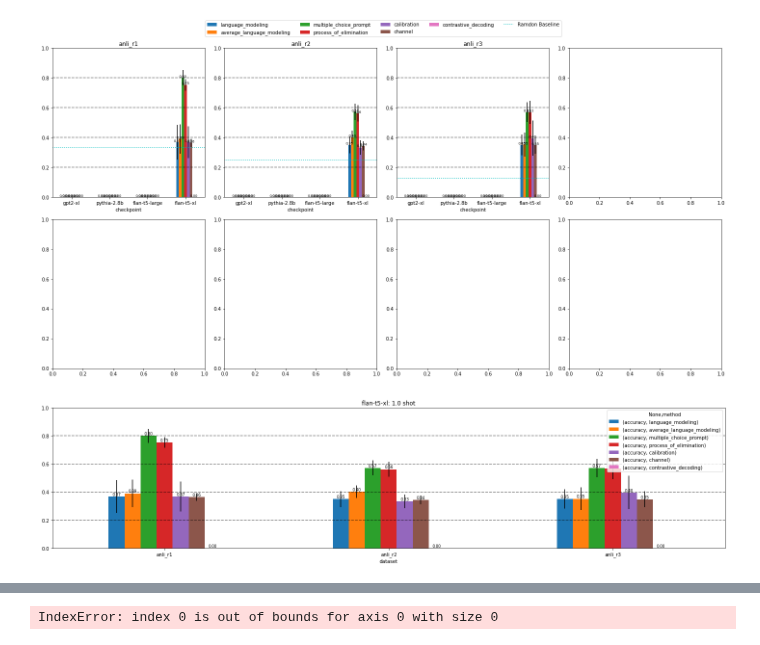
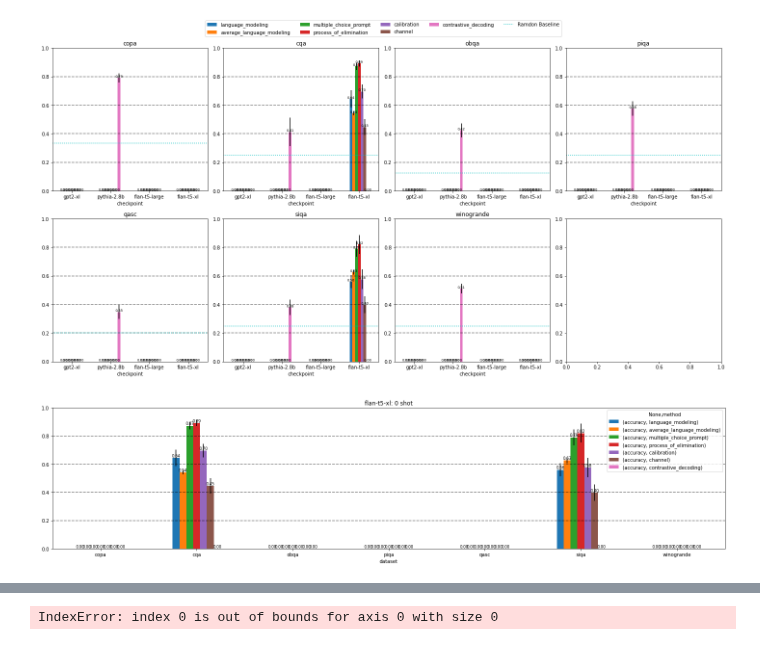
Before and after one commit to KasMasVan/csr_exp_resource_index, a Jupyter notebook: results/visualize.ipynb, the cells around one changed output, grey strips where cells are left out. Cells and saved outputs as stored; diff of their text form; code cells hidden in the pictures.

Commit message:
Visualizing CD results...

```diff
--- a/results/visualize.ipynb
+++ b/results/visualize.ipynb
@@ -40,17 +40,17 @@ poe_df = process(poe_df, drop_columns=["prompting_method", "scoring_method", "ma
 cha_df = process(cha_df)
 cal_df = process(cal_df)
 gen_df = process(gen_df, drop_columns=["number_of_synonyms"])
-cd_df = process(cd_df, drop_columns=["expert_method", "amateur_method", "expert_accuracy", "amateur_accuracy"])
+cd_df = process(cd_df, ) # drop_columns=["expert_method", "amateur_method", "expert_accuracy", "amateur_accuracy"]
 # concatenate all dataframes
 pre_df = pd.concat([lm_df, mcp_df, poe_df, cha_df, cal_df, gen_df, cd_df])
 # %%
-n_shot = 1.0 # 4.0, 0
+n_shot = 0 # 4.0, 0
 df = pre_df[pre_df["n_shot"] == n_shot]
 # %%
 # datasets="anli cqa siqa logical_deduction_five_objects disambiguation_qa conceptual_combinations strange_stories symbol_interpretation".split()
-# datasets="copa cqa obqa piqa qasc siqa winogrande".split()
+datasets="copa cqa obqa piqa qasc siqa winogrande".split()
 # datasets="disambiguation_qa conceptual_combinations date_understanding emoji_movie ruin_names temporal_sequences code_line_description penguins_in_a_table strange_stories symbol_interpretation tracking_shuffled_objects logical_deduction_three_objects logical_deduction_five_objects logical_deduction_seven_objects".split()
-datasets="anli_r1 anli_r2 anli_r3".split()
+# datasets="anli_r1 anli_r2 anli_r3".split()
 # model_index = ["opt-iml-1.3b", "opt-iml-max-1.3b", "flan-t5-large", "flan-t5-xl"]
 model_index = ["gpt2-xl", "pythia-2.8b", "flan-t5-large", "flan-t5-xl"]
 method_index = [('accuracy', 'language_modeling'), ('accuracy', 'average_language_modeling'), ('accuracy',    'multiple_choice_prompt'), ('accuracy',    'process_of_elimination')]
@@ -60,34 +60,34 @@ random_baselines = [1/3, 1/4, 1/8, 1/4, 1/5, 1/4, 1/4, 1/4]
 fig, axes = plt.subplots(2, 4, figsize=(20, 10))
 for i, dataset in enumerate(datasets):
     ax = axes[i//4][i%4]
     ax.set_ylim([0.0, 1.0])
     h_lines = [0.2, 0.4, 0.6, 0.8]
     data_df = df[(df["dataset"] == dataset) & (df["checkpoint"].isin(model_index))]
     data_df = data_df.groupby(["checkpoint","method"])
     data_means = data_df.mean().unstack().reindex(method_index, axis="columns").reindex(model_index, axis="rows")
     data_errors = data_df.std().unstack().reindex(method_index, axis="columns").reindex(model_index, axis="rows")
     data_means.plot.bar(yerr=data_errors, rot=0, ax=ax, title=dataset, legend=False)
 
     # add accuracy scores to each bar
     for p in ax.patches:
         ax.text(p.get_x() + p.get_width()/2., p.get_height(), '%.2f' % float(p.get_height()), ha='center', va='bottom', fontsize=7)
     for y in h_lines:
         ax.axhline(y, color="black", linestyle="--", alpha=0.5)
     # plot the random baseline
     ax.axhline(random_baselines[i], color="c", linestyle=":", alpha=1)
 
 # get legends
 handles, labels = axes[0][0].get_legend_handles_labels()
 labels = [label[label.index(',')+2 : label.index(')')] for label in labels]
 handles += [mlines.Line2D([], [], linestyle=':', color='c', label='Custom Line')]
 labels +=["Ramdon Baseline"]
 fig.legend(handles, labels, loc='upper center', ncol=5, bbox_to_anchor=(0.5, 1.05))
 plt.tight_layout()
 
 # save the figure
 plt.savefig("v1.png", dpi=300, bbox_inches='tight')
 # %% [output]
-[figure, old version]
+[figure, new version]
 # %%
 # plot flan-t5-xl on all benchmarks.
 model = "flan-t5-xl"
@@ -109,4 +109,4 @@ for line in h_lines:
 plt.tight_layout()
 plt.savefig("v2.png", dpi=300, bbox_inches='tight')
 # %% [output]
-[figure, old version]
+[figure, new version]
```
Also changed, not shown: parts of 2 cells of this notebook, 7 other files.
